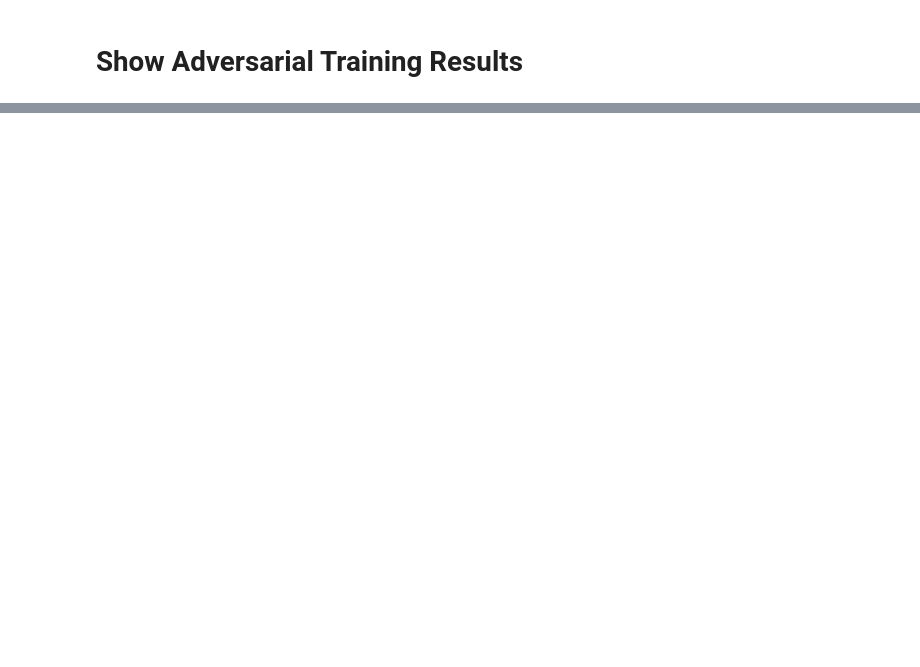
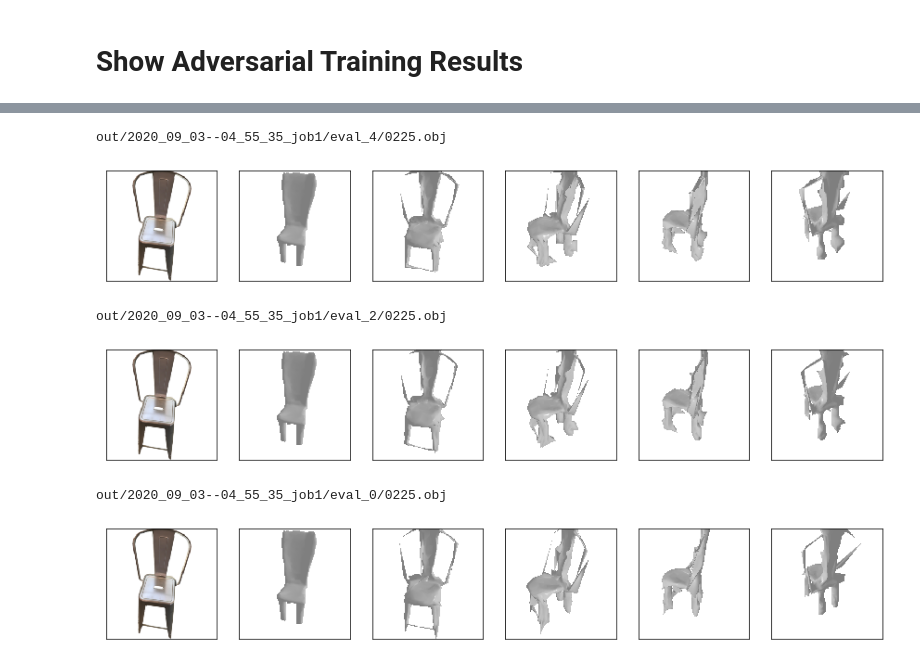
Before and after one commit to b7leung/sil_consistent_at_inference, a Jupyter notebook: notebooks/Adversarial Semantic Descriminator Debug.ipynb, the cells around one changed output, grey strips where cells are left out. Drawn from its saved outputs; the diff is of its cells as text; code cells hidden in the pictures; blank space fills up the shorter version.

```diff
--- a/notebooks/Adversarial Semantic Descriminator Debug.ipynb
+++ b/notebooks/Adversarial Semantic Descriminator Debug.ipynb
@@ -194,0 +202,11 @@ show_meshes(cfg, device, "out/2020_09_01--07_58_34_job6")
+# %%
+# show a mesh throughout iterations
+instance_to_show = "0225"
+show_meshes(cfg, device, saved_model_path, [instance_to_show])
+# %% [output]
+out/2020_09_03--04_55_35_job1/eval_4/0225.obj
+[figure, added]
+out/2020_09_03--04_55_35_job1/eval_2/0225.obj
+[figure, added]
+out/2020_09_03--04_55_35_job1/eval_0/0225.obj
+[figure, added]
```
Also changed, not shown: parts of 10 cells of this notebook, 12 other files.
